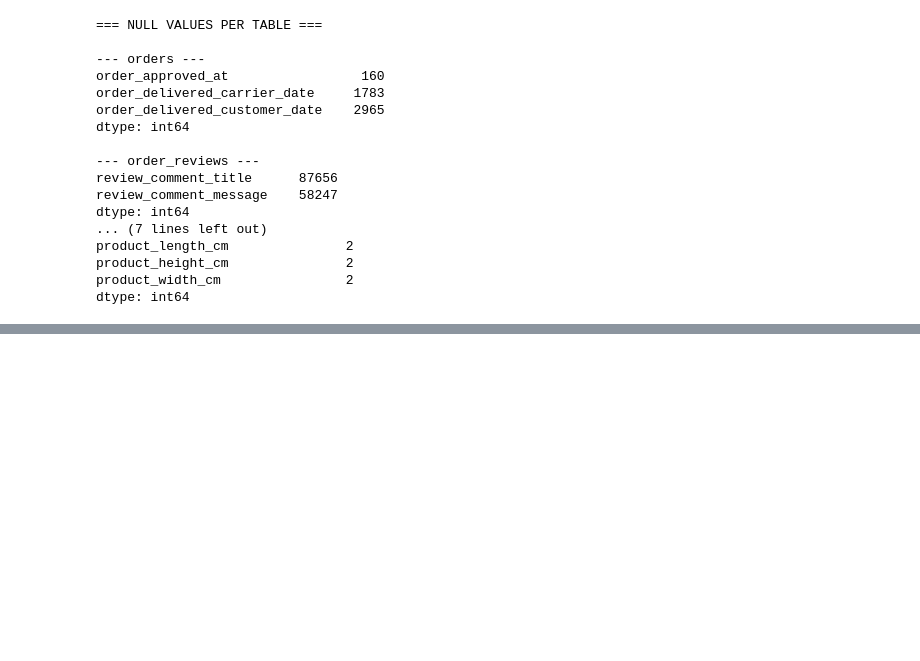
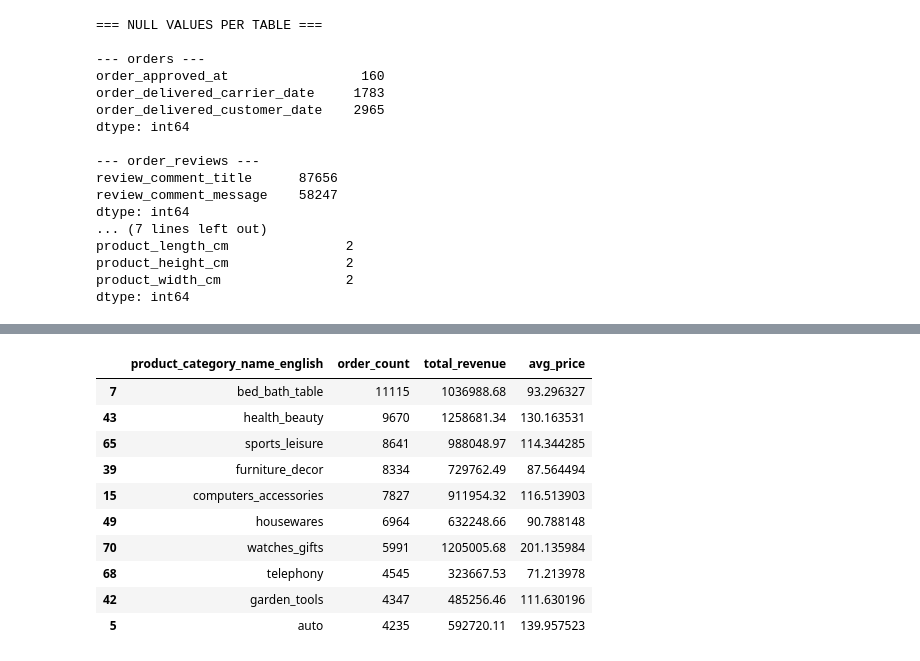
Before and after one commit to ragasree123/olist-ecommerce-analysis, a Jupyter notebook: notebooks/01_schema_exploration.ipynb, the cells around one changed output, grey strips where cells are left out. Drawn from its saved outputs; the diff is of its cells as text; code cells hidden in the pictures; blank space fills up the shorter version.

```diff
--- a/notebooks/01_schema_exploration.ipynb
+++ b/notebooks/01_schema_exploration.ipynb
@@ -336,0 +342,19 @@ dtype: int64
+# %%
+# Step 1 — merge order_items with products on product_id
+df = order_items.merge(products, on='product_id', how='left')
+
+# Step 2 — merge with translations to get English category names
+df = df.merge(translations,
+              on='product_category_name',
+              how='left')
+
+# Step 3 — merge with orders to get order dates and status
+df = df.merge(orders[['order_id', 'order_status',
+                       'order_purchase_timestamp']],
+              on='order_id',
+              how='left')
+
+# Check the result
+print(f"Master DataFrame shape: {df.shape}")
+print(f"Columns: {df.columns.tolist()}")
+df.head(3)
@@ -336,0 +368,28 @@ dtype: int64
+# %%
+# Group by English category name
+# Count orders and sum revenue — same as your Excel pivot
+category_analysis = df.groupby('product_category_name_english').agg(
+    order_count  = ('order_id', 'count'),
+    total_revenue= ('price', 'sum'),
+    avg_price    = ('price', 'mean')
+).reset_index()
+
+# Sort by order count — highest first
+category_analysis = category_analysis.sort_values(
+    'order_count', ascending=False
+)
+
+# Show top 10
+category_analysis.head(10)
+# %% [output]
+|  | product_category_name_english | order_count | total_revenue | avg_price |
+| 7 | bed_bath_table | 11115 | 1036988.68 | 93.296327 |
+| 43 | health_beauty | 9670 | 1258681.34 | 130.163531 |
+| 65 | sports_leisure | 8641 | 988048.97 | 114.344285 |
+| 39 | furniture_decor | 8334 | 729762.49 | 87.564494 |
+| 15 | computers_accessories | 7827 | 911954.32 | 116.513903 |
+| 49 | housewares | 6964 | 632248.66 | 90.788148 |
+| 70 | watches_gifts | 5991 | 1205005.68 | 201.135984 |
+| 68 | telephony | 4545 | 323667.53 | 71.213978 |
+| 42 | garden_tools | 4347 | 485256.46 | 111.630196 |
+| 5 | auto | 4235 | 592720.11 | 139.957523 |
```
Also changed, not shown: parts of 4 cells of this notebook.
